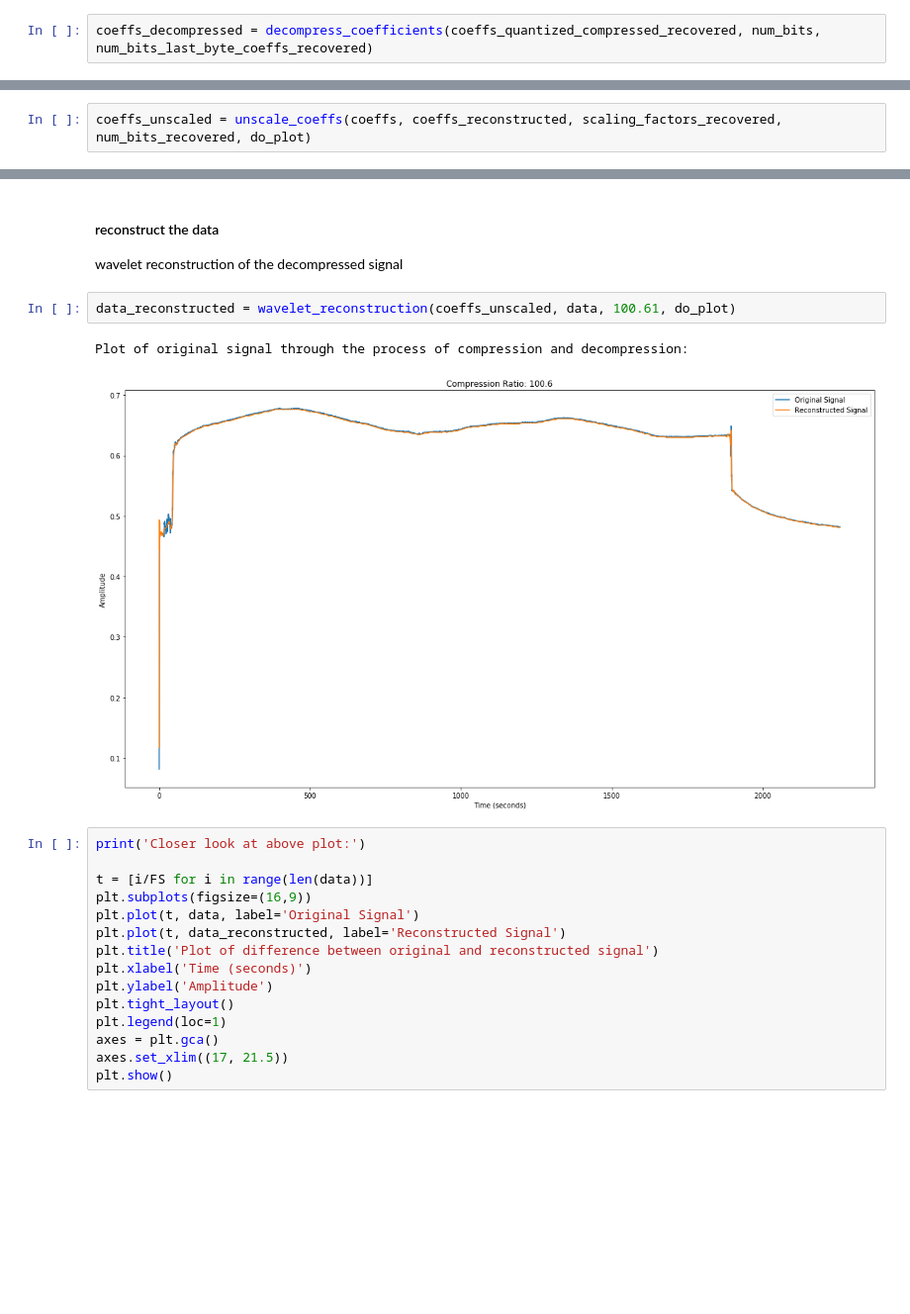
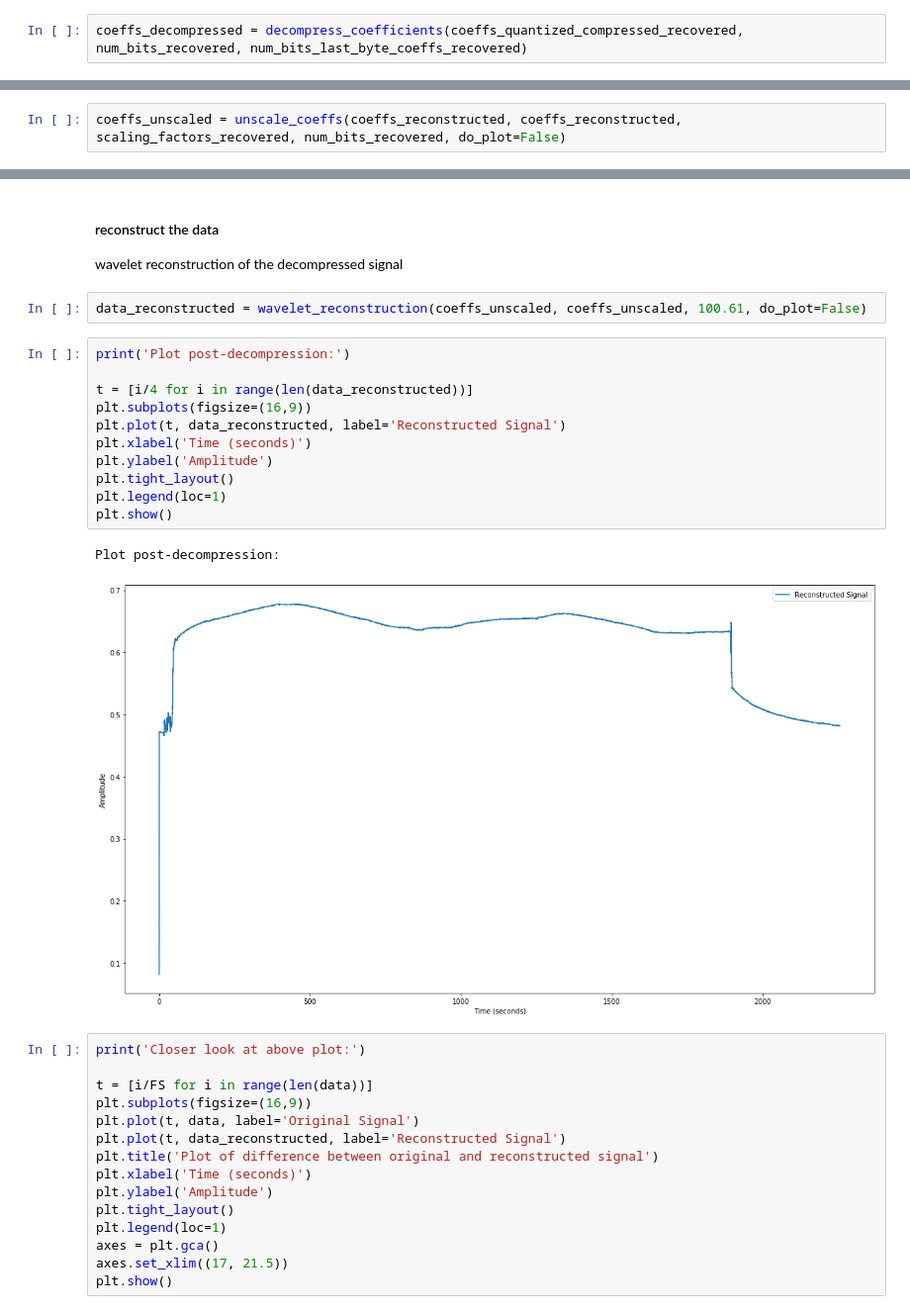
Before and after one commit to DigitalBiomarkerDiscoveryPipeline/Data-Compression-Toolbox, a Jupyter notebook: Joe/wavelet transform/code_wavelet_temp.ipynb, the cells around one changed output, grey strips where cells are left out. Shown at 99% size. Drawn from its saved outputs; the diff is of its cells as text; blank space fills up the shorter version.

```diff
--- a/Joe/wavelet transform/code_wavelet_temp.ipynb
+++ b/Joe/wavelet transform/code_wavelet_temp.ipynb
@@ -952,7 +956,7 @@ True
 #### decompress coefficients
 reverse above wavelet coefficient compression
 # %%
-coeffs_decompressed = decompress_coefficients(coeffs_quantized_compressed_recovered, num_bits, num_bits_last_byte_coeffs_recovered)
+coeffs_decompressed = decompress_coefficients(coeffs_quantized_compressed_recovered, num_bits_recovered, num_bits_last_byte_coeffs_recovered)
 # %%
 len(coeffs_decompressed)==len(coeffs_quantized_combined)
 # %% [output]
@@ -986,4 +990,4 @@ coeffs_reconstructed
 #### unscale the coefficients
 re-scale the wavelet coefficients back to their original scale using the saved scaling factors
 # %%
-coeffs_unscaled = unscale_coeffs(coeffs, coeffs_reconstructed, scaling_factors_recovered, num_bits_recovered, do_plot)
+coeffs_unscaled = unscale_coeffs(coeffs_reconstructed, coeffs_reconstructed, scaling_factors_recovered, num_bits_recovered, do_plot=False)
@@ -994,10 +995,21 @@ Plot of wavelet coefficients before scaling and after rescaling:
 #### reconstruct the data
 wavelet reconstruction of the decompressed signal
 # %%
-data_reconstructed = wavelet_reconstruction(coeffs_unscaled, data, 100.61, do_plot)
+data_reconstructed = wavelet_reconstruction(coeffs_unscaled, coeffs_unscaled, 100.61, do_plot=False)
-# %% [output]
-Plot of original signal through the process of compression and decompression:
-[figure, removed]
+# %%
+print('Plot post-decompression:')
+
+t = [i/4 for i in range(len(data_reconstructed))]
+plt.subplots(figsize=(16,9))
+plt.plot(t, data_reconstructed, label='Reconstructed Signal')
+plt.xlabel('Time (seconds)')
+plt.ylabel('Amplitude')
+plt.tight_layout()
+plt.legend(loc=1)
+plt.show()
+# %% [output]
+Plot post-decompression:
+[figure, added]
 # %%
 print('Closer look at above plot:')
 
```
Also changed, not shown: parts of 5 cells of this notebook, 5 other files.
